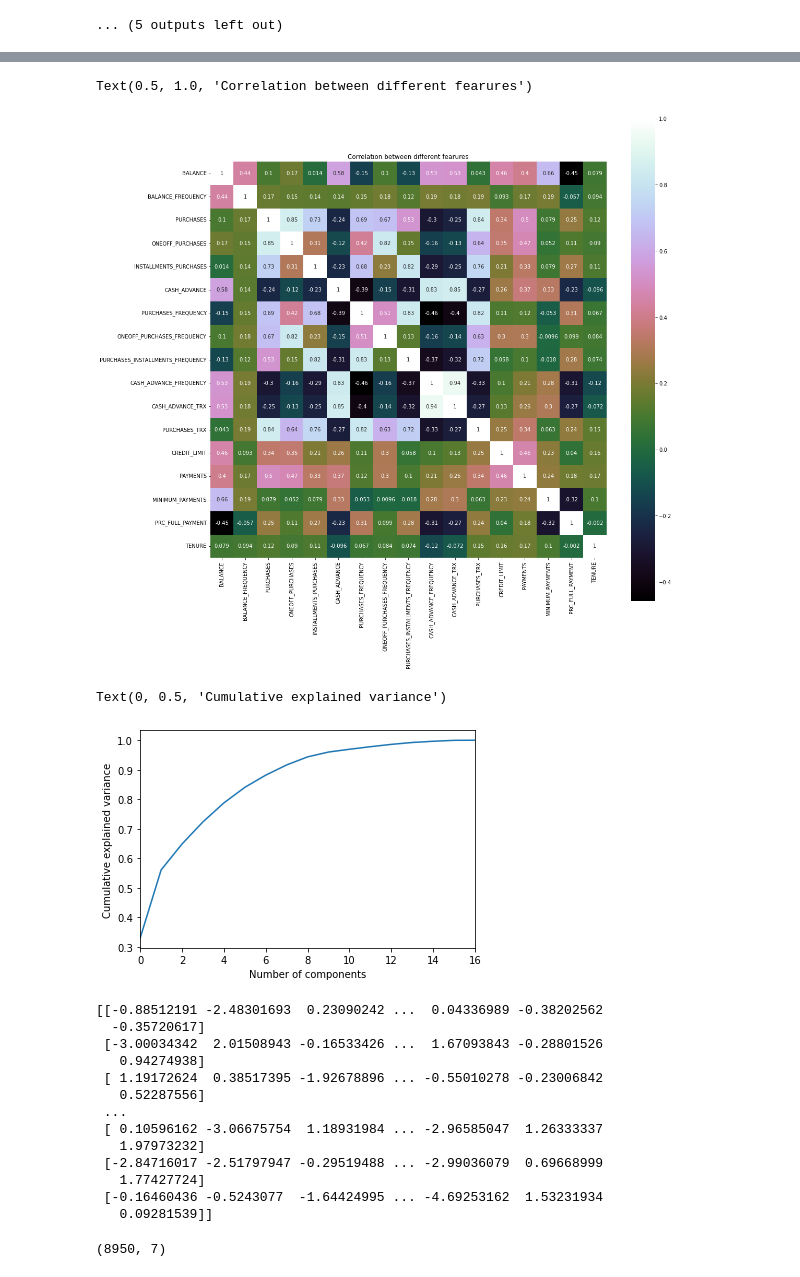
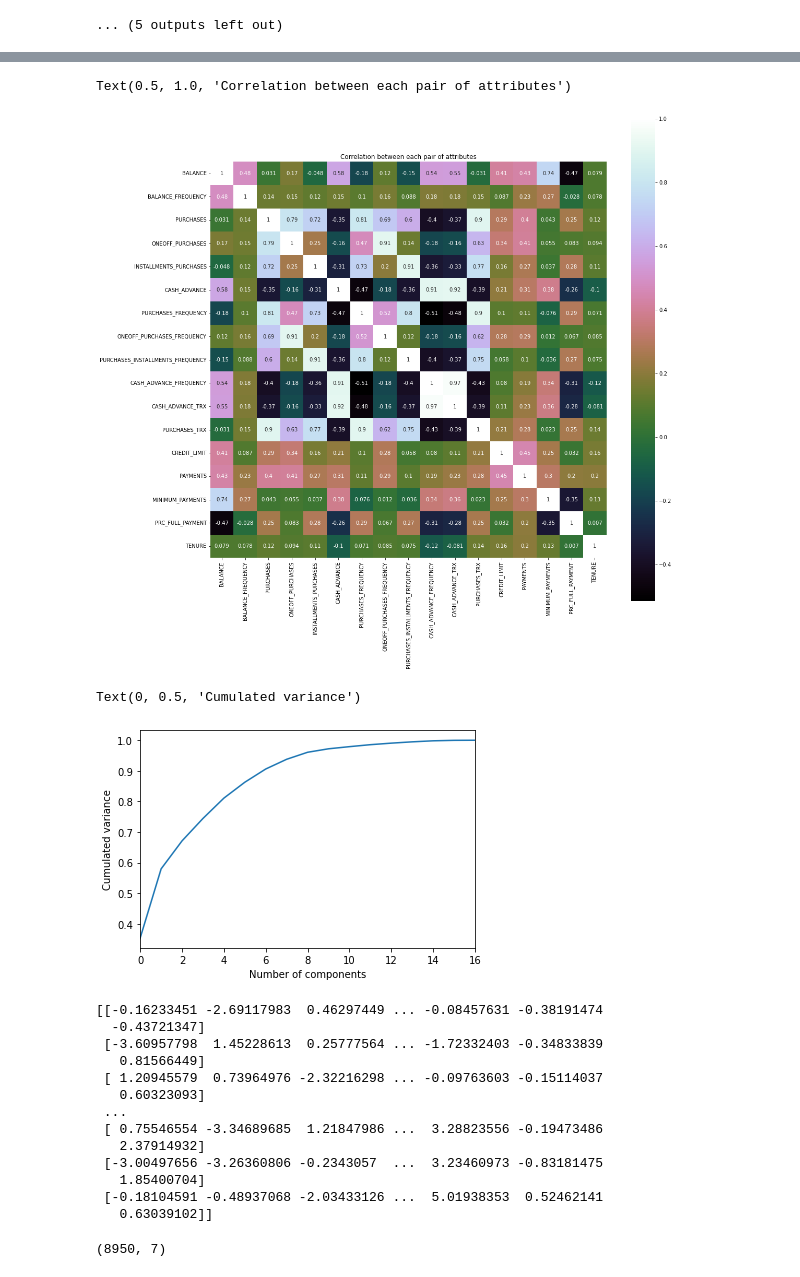
Before and after one commit to NiVi202/Customer-Segmentation-Credit-Risk-Modelling, a Jupyter notebook: Assignment 1/210711_Amol_1.ipynb, the cells around one changed output, grey strips where cells are left out. Cells and saved outputs as stored; diff of their text form; code cells hidden in the pictures.

```diff
--- a/Assignment 1/210711_Amol_1.ipynb
+++ b/Assignment 1/210711_Amol_1.ipynb
@@ -42,9 +66,9 @@ df.head()
 # %%
-x = df["MINIMUM_PAYMENTS"].mean()
+x = df["MINIMUM_PAYMENTS"].median()
 
 df["MINIMUM_PAYMENTS"].fillna(x, inplace = True)
 # %%
-x = df["CREDIT_LIMIT"].mean()
+x = df["CREDIT_LIMIT"].median()
 
 df["CREDIT_LIMIT"].fillna(x, inplace = True)
 # %%
@@ -88,7 +114,10 @@ TENURE                              -2.943017
 dtype: float64
 # %%
 for col in df:
-    df[col]=np.sqrt(df[col])
+    df[col]=np.cbrt(df[col])
+
+#log transformation, square root transformation and cube root transformation are some of the popular methods for
+#reducing skewness. Here I have used the cube root transformation.
 # %%
 for col in df:
     plt.figure()
@@ -152,12 +187,14 @@ df.corr()
 # %%
 correlation = df.corr()
 plt.figure(figsize=(17,17))
 sns.heatmap(correlation, vmax=1, square=True,annot=True,cmap='cubehelix')
 
-plt.title('Correlation between different fearures')
+plt.title('Correlation between each pair of attributes')
+
+#heatmap of the above correlational table
 # %% [output]
-Text(0.5, 1.0, 'Correlation between different fearures')
+Text(0.5, 1.0, 'Correlation between each pair of attributes')
-[figure, old version]
+[figure, new version]
 # %%
 from sklearn.preprocessing import StandardScaler
 df_std = StandardScaler().fit_transform(df)
@@ -167,10 +204,13 @@ pca = PCA().fit(df_std)
 plt.plot(np.cumsum(pca.explained_variance_ratio_))
 plt.xlim(0,16,1)
 plt.xlabel('Number of components')
-plt.ylabel('Cumulative explained variance')
+plt.ylabel('Cumulated variance')
+
+#This is the graph of cumulated variance against each column. We see about 90% of the data can be retrived from the first 7 columns.
+#Hence we include only the first 7 columns in our dataset hereafter as it will significantly reduce the computational power needed ahead.
 # %% [output]
-Text(0, 0.5, 'Cumulative explained variance')
+Text(0, 0.5, 'Cumulated variance')
-[figure, old version]
+[figure, new version]
 # %%
 from sklearn.decomposition import PCA
 sklearn_pca = PCA(n_components=7)
@@ -178,19 +218,19 @@ Y_sklearn = sklearn_pca.fit_transform(df_std)
 # %%
 print(Y_sklearn)
 # %% [output]
-[[-0.88512191 -2.48301693  0.23090242 ...  0.04336989 -0.38202562
-  -0.35720617]
- [-3.00034342  2.01508943 -0.16533426 ...  1.67093843 -0.28801526
-   0.94274938]
- [ 1.19172624  0.38517395 -1.92678896 ... -0.55010278 -0.23006842
-   0.52287556]
+[[-0.16233451 -2.69117983  0.46297449 ... -0.08457631 -0.38191474
+  -0.43721347]
+ [-3.60957798  1.45228613  0.25777564 ... -1.72332403 -0.34833839
+   0.81566449]
+ [ 1.20945579  0.73964976 -2.32216298 ... -0.09763603 -0.15114037
+   0.60323093]
  ...
- [ 0.10596162 -3.06675754  1.18931984 ... -2.96585047  1.26333337
-   1.97973232]
- [-2.84716017 -2.51797947 -0.29519488 ... -2.99036079  0.69668999
-   1.77427724]
- [-0.16460436 -0.5243077  -1.64424995 ... -4.69253162  1.53231934
-   0.09281539]]
+ [ 0.75546554 -3.34689685  1.21847986 ...  3.28823556 -0.19473486
+   2.37914932]
+ [-3.00497656 -3.26360806 -0.2343057  ...  3.23460973 -0.83181475
+   1.85400704]
+ [-0.18104591 -0.48937068 -2.03433126 ...  5.01938353  0.52462141
+   0.63039102]]
 # %%
 Y_sklearn.shape
 # %% [output]
```
Also changed, not shown: parts of 30 cells of this notebook.
